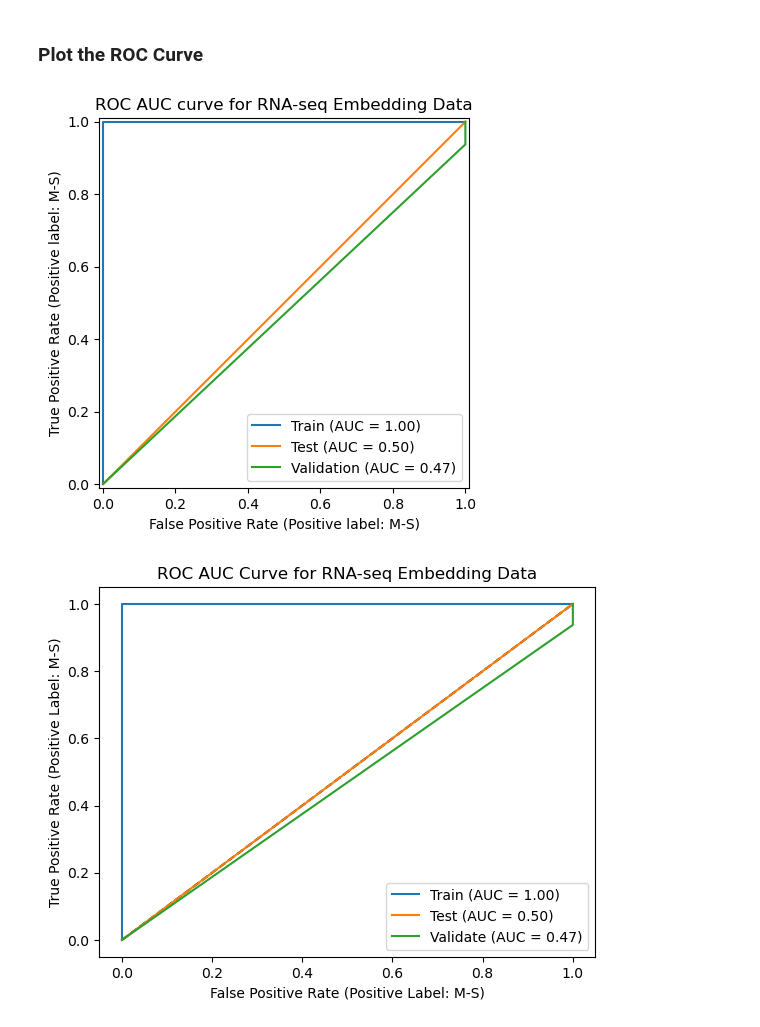
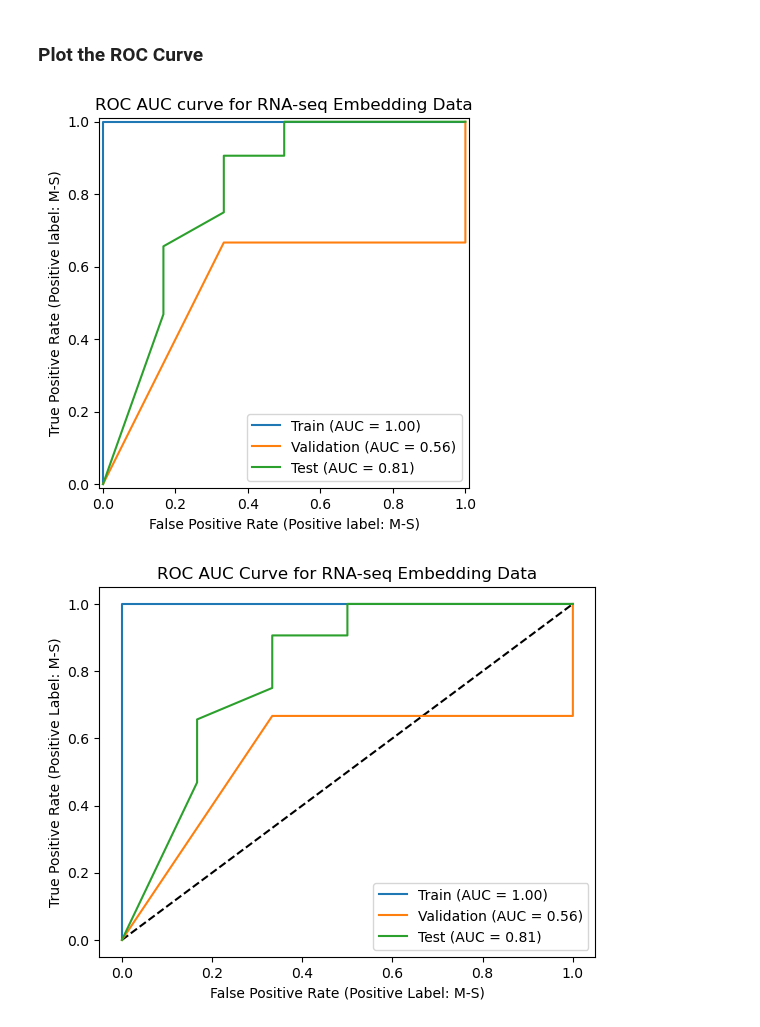
Before and after one commit to KristoferLintonReid/ultrasound-contrastivemodels, a Jupyter notebook: notebooks/baseline_models_embeddings.ipynb, the cells around one changed output. Saved outputs shown, nothing was run; the diff lists cells and outputs as text; code cells hidden in the pictures.

```diff
--- a/notebooks/baseline_models_embeddings.ipynb
+++ b/notebooks/baseline_models_embeddings.ipynb
@@ -1230,10 +1222,10 @@ rna_embeddings_train.size()
 torch.Size([23, 128])
 # %%
 # Scaler for embeddings
-scaler = StandardScaler()
+scaler_rna = StandardScaler()
 
 # RNA DataFrame
-rna_train_df = pd.DataFrame(scaler.fit_transform(rna_embeddings_train.cpu().numpy()))
+rna_train_df = pd.DataFrame(scaler_rna.fit_transform(rna_embeddings_train.cpu().numpy()))
 rna_train_df.insert(0, "SURGICAL", surg_train)
 rna_train_df.insert(0, "image_name", img_train)
 # %%
@@ -1279,11 +1271,8 @@ rna_embeddings_test.size()
 # %% [output]
 torch.Size([6, 128])
 # %%
-# Scaler for embeddings
-scaler = StandardScaler().fit(rna_embeddings_train.cpu().numpy())
-
-# rna DataFrame
-rna_test_df = pd.DataFrame(scaler.transform(rna_embeddings_test.cpu().numpy()))
+# RNA DataFrame
+rna_test_df = pd.DataFrame(scaler_rna.transform(rna_embeddings_test.cpu().numpy()))
 rna_test_df.insert(0, "SURGICAL", surg_test)
 rna_test_df.insert(0, "image_name", img_test)
 # %%
@@ -1299,7 +1288,4 @@ rna_test_df
 6 rows × 130 columns
-# %%
-rna_cols_keep = rna_train.columns.tolist()
-rna_val = df_unpaired_rna[rna_cols_keep]
 # %%
 rna_samples_val = []
 
@@ -1322,12 +1308,9 @@ rna_embeddings_val.size()
 # %% [output]
 torch.Size([38, 128])
 # %%
-# Scaler for embeddings
-scaler = StandardScaler().fit(rna_embeddings_train.cpu().numpy())
-
-# rna DataFrame
+# RNA DataFrame
 surg_val = match_rna_df["SURGICAL"].tolist()
-rna_val_df = pd.DataFrame(scaler.transform(rna_embeddings_val.cpu().numpy()))
+rna_val_df = pd.DataFrame(scaler_rna.transform(rna_embeddings_val.cpu().numpy()))
 rna_val_df.insert(0, "SURGICAL", surg_val)
 # %%
 rna_val_df
@@ -1673,16 +1656,16 @@ disp.plot()
 # %%
 # Train data
 disp = RocCurveDisplay.from_estimator(fit_rf_rna, X_train_rna, y_train_rna, pos_label='M-S', name="Train")
 
 # Test data
-disp = RocCurveDisplay.from_estimator(fit_rf_rna, X_test_rna, y_test_rna, pos_label='M-S', ax = disp.ax_, name="Test")
+disp = RocCurveDisplay.from_estimator(fit_rf_rna, X_test_rna, y_test_rna, pos_label='M-S', ax = disp.ax_, name="Validation")
 
 # Validation data
-disp = RocCurveDisplay.from_estimator(fit_rf_rna, X_val_rna, y_val_rna, pos_label='M-S', ax = disp.ax_, name="Validation")
+disp = RocCurveDisplay.from_estimator(fit_rf_rna, X_val_rna, y_val_rna, pos_label='M-S', ax = disp.ax_, name="Test")
 
 disp.ax_.set_title("ROC AUC curve for RNA-seq Embedding Data");
 # %% [output]
-[figure, old version]
+[figure, new version]
 # %%
 # Train
 y_pred_prob1 = fit_rf_rna.predict_proba(X_train_rna)[:, 1]
@@ -1701,8 +1684,8 @@ auc3 = roc_auc_score(y_val_rna, y_pred_prob3)
 
 plt.plot([0, 1], [0, 1], 'k--')
 plt.plot(fpr1, tpr1, label="Train (AUC = %0.2f)" % auc1)
-plt.plot(fpr2, tpr2, label="Test (AUC = %0.2f)" % auc2)
-plt.plot(fpr3, tpr3, label="Validate (AUC = %0.2f)" % auc3)
+plt.plot(fpr2, tpr2, label="Validation (AUC = %0.2f)" % auc2)
+plt.plot(fpr3, tpr3, label="Test (AUC = %0.2f)" % auc3)
 
 plt.legend()
 plt.xlabel("False Positive Rate (Positive Label: M-S)")
@@ -1710,4 +1693,4 @@ plt.ylabel("True Positive Rate (Positive Label: M-S)")
 plt.title('ROC AUC Curve for RNA-seq Embedding Data')
 plt.show()
 # %% [output]
-[figure, old version]
+[figure, new version]
```
Also changed, not shown: parts of 16 cells of this notebook.
